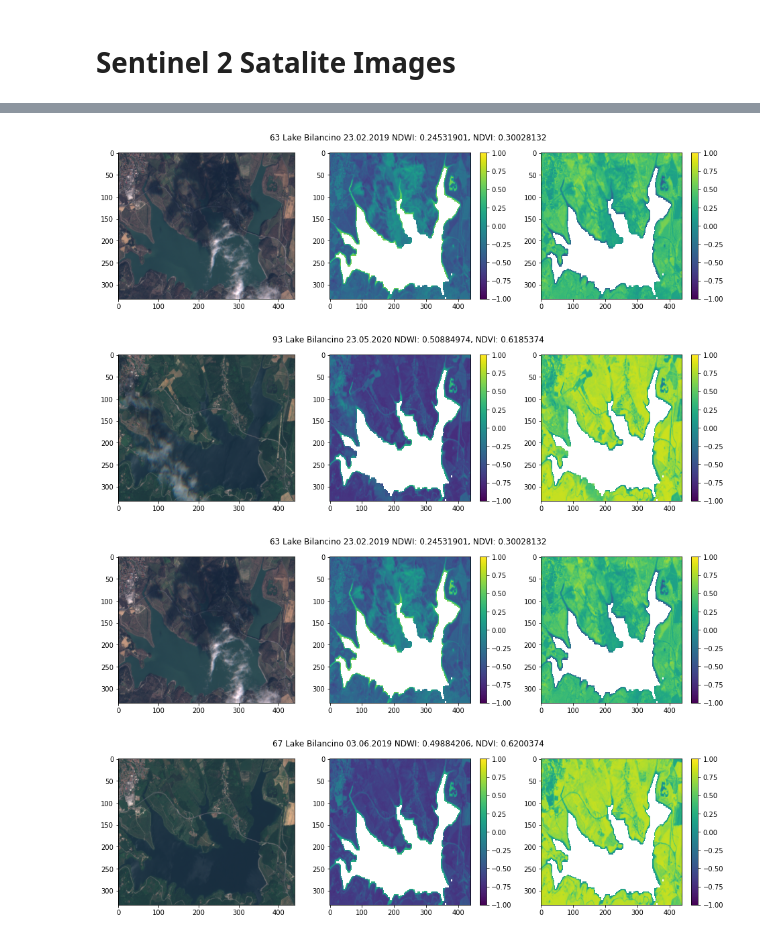
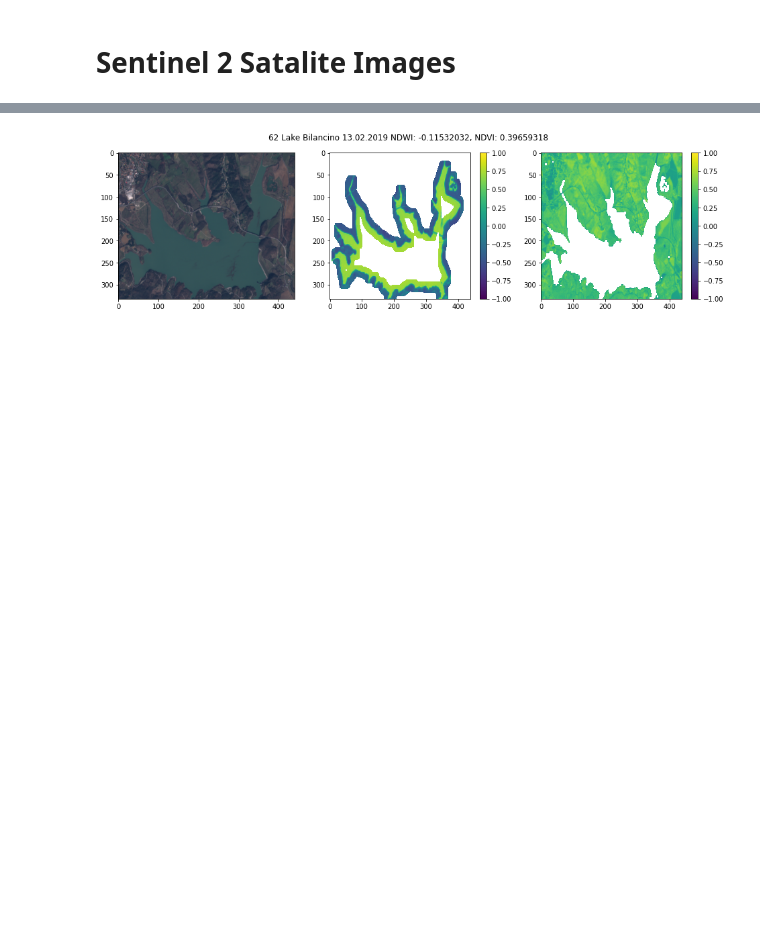
Before and after one commit to KlemenKozelj/master_thesis, a Jupyter notebook: 02_Lake_Bilancino.ipynb, the cells around one changed output, grey strips where cells are left out. Cells and saved outputs as stored; diff of their text form; code cells hidden in the pictures; blank space fills up the shorter version.

```diff
--- a/02_Lake_Bilancino.ipynb
+++ b/02_Lake_Bilancino.ipynb
@@ -336,15 +336,23 @@ rgb2[lake_mask] = 0
 ax[1][0].set_title('RGB with lake mask')
 ax[1][0].imshow(rgb2, aspect='auto')
 
-lake_edges = feature.canny(lake_mask, sigma=5)
-ax[1][1].set_title('Edge detection from lake mask')
+canny_sigma = 5
+lake_edges = feature.canny(lake_mask, sigma=canny_sigma)
+ax[1][1].set_title('Edge detection with Canny sigma {}'.format(canny_sigma))
 ax[1][1].imshow(lake_edges, aspect='auto')
 
-lake_edges = gaussian_filter(~lake_edges, sigma=1)
-rgb3 = np.copy(rgb2)
-rgb3[lake_edges] = 0
-lake_edges = ~lake_edges
-ax[1][2].set_title('Area around the lake')
-ax[1][2].imshow(lake_edges, aspect='auto')
+gaussian_filter_sigma = 3 # bigger the sigma and wider the gaussian edge better the match
+lake_edges_wide = ~gaussian_filter(~lake_edges, sigma=gaussian_filter_sigma)
+ax[1][2].set_title('Edge widened gaussian filter sigma {}'.format(gaussian_filter_sigma))
+ax[1][2].imshow(lake_edges_wide, aspect='auto')
+
+fig, ax = plt.subplots(1, 1, figsize=(6, 6))
+
+fig.suptitle('Lake Bilancino shores')
+
+rgb3 = np.copy(rgb)
+rgb3[lake_edges_wide] = 0
+
+ax.imshow(rgb3, aspect='auto')
 # %% [output]
 <matplotlib.image.AxesImage at 0x...>
@@ -352,6 +361,6 @@ ax[1][2].imshow(lake_edges, aspect='auto')
 # %%
 NDWI = np.copy(eopatch.data['NDWI'].squeeze())
-NDWI[:, lake_mask] = float('nan') # we search for water outside lake levels
+NDWI[:, ~lake_edges_wide] = float('nan')
 
 NDVI = np.copy(eopatch.data['NDVI'].squeeze())
 NDVI[:, lake_mask] = float('nan')
@@ -366,40 +375,34 @@ def visualise_lake(image_i):
         str(eo.iloc[image_i, 1]),
     )
 
     fig.suptitle(suptitle)
 
     rgb=np.clip(eopatch.data['BANDS'][image_i][..., [band_names.index('B04'),band_names.index('B03'),band_names.index('B02')]] * 3, a_min=0, a_max=1)
     axarr[0].imshow(rgb, vmin=0, vmax=1, aspect='auto')
 
     pos = axarr[1].imshow(NDWI[image_i], aspect='auto', vmin=-1, vmax=1)
     fig.colorbar(pos, ax=axarr[1])
 
     pos2 = axarr[2].imshow(NDVI[image_i], aspect='auto', vmin=-1, vmax=1)
     fig.colorbar(pos2, ax=axarr[2])
 
-#     axarr[3].imshow(eopatch.mask['CLM'][image_i].squeeze(), aspect='auto')
-
-
 eo = pd.DataFrame({
     'Date': eopatch.timestamp,
     'NDWI': np.nanmean(NDWI.reshape(len(NDWI), -1), axis=1) * -1, # so we have positive correlation
     'NDVI': np.nanmean(NDVI.reshape(len(NDVI), -1), axis=1)
 })
 
 eo['Date'] = pd.to_datetime(eo['Date']).dt.date
 eo = eo.set_index('Date')
 
 # visualise_lake(40) # example of image with clouds
 
 visualise_lake(eo['NDWI'].argmin())
 visualise_lake(eo['NDWI'].argmax())
 visualise_lake(eo['NDVI'].argmin())
 visualise_lake(eo['NDVI'].argmax())
 # %% [output]
-[figure, old version]
+[figure, new version]
-[figure, removed]
-[figure, removed]
-[figure, removed]
 # %%
 real_values=df.loc[df.index >= min(eopatch.timestamp).date(), ['Lake_Level']]
 real_values['Lake_Level'] = real_values['Lake_Level'] / max(real_values['Lake_Level'])
```
Also changed, not shown: parts of 2 cells of this notebook.
